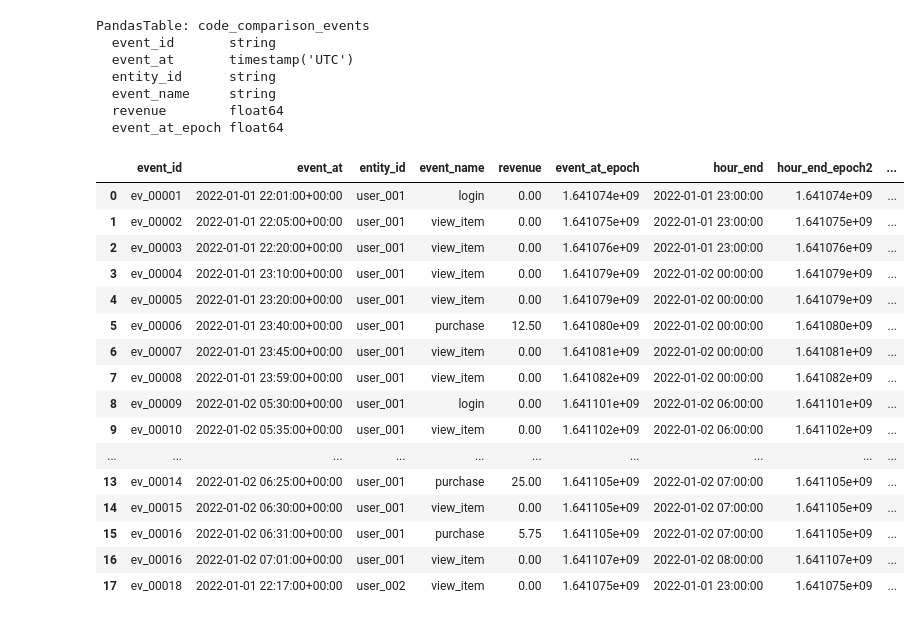
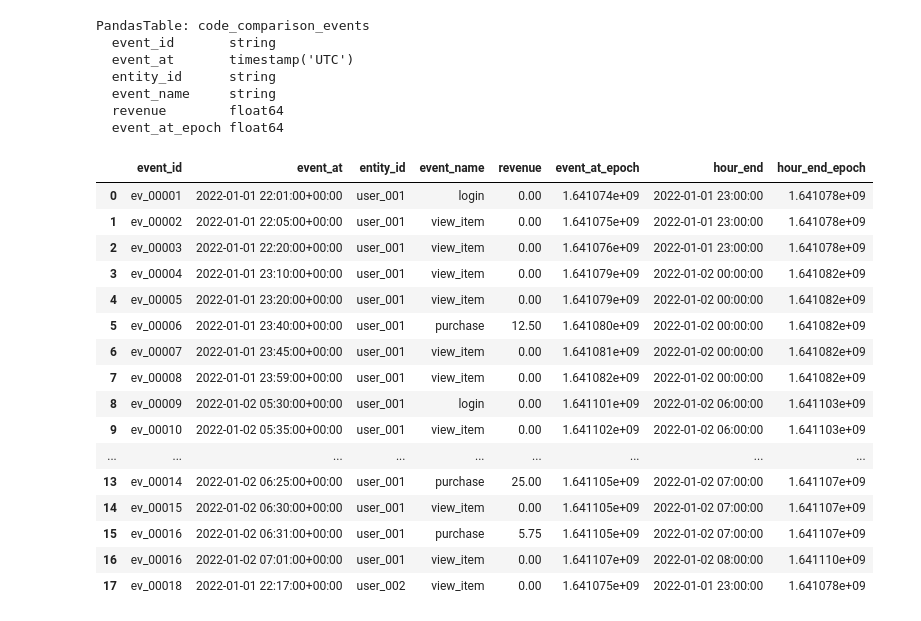
Before and after one commit to drabastomek/IbisVsFenl, a Jupyter notebook: IbisVsFENL.ipynb, the cells around one changed output. Saved outputs shown, nothing was run; the diff lists cells and outputs as text; code cells hidden in the pictures.

```diff
--- a/IbisVsFENL.ipynb
+++ b/IbisVsFENL.ipynb
@@ -259,40 +241,38 @@ PandasTable: code_comparison_events
 # %%
 import ibis.expr.datatypes as dt
 from ibis.backends.pandas.udf import udf
 import datetime as dtime
 
 @udf.elementwise([dt.timestamp], dt.timestamp)
 def hour_end(col, **kwargs):
     return col.dt.ceil('H')
 
 @udf.elementwise([dt.timestamp], dt.float64)
 def hour_end_epoch(col, **kwargs):
     return (col - dtime.datetime(1970,1,1).astimezone(pytz.timezone('UTC'))).dt.total_seconds()
 
-data_ibis = data_ibis.mutate([
-    hour_end(data_ibis.event_at).name('hour_end'),
-    hour_end_epoch(data_ibis.hour_end).name('hour_end_epoch')
-])
+data_ibis = data_ibis.mutate(hour_end(data_ibis.event_at).name('hour_end'))
+data_ibis = data_ibis.mutate(hour_end_epoch(data_ibis.hour_end).name('hour_end_epoch'))
 
 data_ibis.execute()
 # %% [output]
-|  | event_id | event_at | entity_id | event_name | revenue | event_at_epoch | hour_end | hour_end_epoch2 | ... |
-| 0 | ev_00001 | 2022-01-01 22:01:00+00:00 | user_001 | login | 0.00 | 1.641074e+09 | 2022-01-01 23:00:00 | 1.641074e+09 | ... |
-| 1 | ev_00002 | 2022-01-01 22:05:00+00:00 | user_001 | view_item | 0.00 | 1.641075e+09 | 2022-01-01 23:00:00 | 1.641075e+09 | ... |
-| 2 | ev_00003 | 2022-01-01 22:20:00+00:00 | user_001 | view_item | 0.00 | 1.641076e+09 | 2022-01-01 23:00:00 | 1.641076e+09 | ... |
-| 3 | ev_00004 | 2022-01-01 23:10:00+00:00 | user_001 | view_item | 0.00 | 1.641079e+09 | 2022-01-02 00:00:00 | 1.641079e+09 | ... |
-| 4 | ev_00005 | 2022-01-01 23:20:00+00:00 | user_001 | view_item | 0.00 | 1.641079e+09 | 2022-01-02 00:00:00 | 1.641079e+09 | ... |
-| 5 | ev_00006 | 2022-01-01 23:40:00+00:00 | user_001 | purchase | 12.50 | 1.641080e+09 | 2022-01-02 00:00:00 | 1.641080e+09 | ... |
-| 6 | ev_00007 | 2022-01-01 23:45:00+00:00 | user_001 | view_item | 0.00 | 1.641081e+09 | 2022-01-02 00:00:00 | 1.641081e+09 | ... |
-| 7 | ev_00008 | 2022-01-01 23:59:00+00:00 | user_001 | view_item | 0.00 | 1.641082e+09 | 2022-01-02 00:00:00 | 1.641082e+09 | ... |
-| 8 | ev_00009 | 2022-01-02 05:30:00+00:00 | user_001 | login | 0.00 | 1.641101e+09 | 2022-01-02 06:00:00 | 1.641101e+09 | ... |
-| 9 | ev_00010 | 2022-01-02 05:35:00+00:00 | user_001 | view_item | 0.00 | 1.641102e+09 | 2022-01-02 06:00:00 | 1.641102e+09 | ... |
-| ... | ... | ... | ... | ... | ... | ... | ... | ... | ... |
-| 13 | ev_00014 | 2022-01-02 06:25:00+00:00 | user_001 | purchase | 25.00 | 1.641105e+09 | 2022-01-02 07:00:00 | 1.641105e+09 | ... |
-| 14 | ev_00015 | 2022-01-02 06:30:00+00:00 | user_001 | view_item | 0.00 | 1.641105e+09 | 2022-01-02 07:00:00 | 1.641105e+09 | ... |
-| 15 | ev_00016 | 2022-01-02 06:31:00+00:00 | user_001 | purchase | 5.75 | 1.641105e+09 | 2022-01-02 07:00:00 | 1.641105e+09 | ... |
-| 16 | ev_00016 | 2022-01-02 07:01:00+00:00 | user_001 | view_item | 0.00 | 1.641107e+09 | 2022-01-02 08:00:00 | 1.641107e+09 | ... |
-| 17 | ev_00018 | 2022-01-01 22:17:00+00:00 | user_002 | view_item | 0.00 | 1.641075e+09 | 2022-01-01 23:00:00 | 1.641075e+09 | ... |
+|  | event_id | event_at | entity_id | event_name | revenue | event_at_epoch | hour_end | hour_end_epoch |
+| 0 | ev_00001 | 2022-01-01 22:01:00+00:00 | user_001 | login | 0.00 | 1.641074e+09 | 2022-01-01 23:00:00 | 1.641078e+09 |
+| 1 | ev_00002 | 2022-01-01 22:05:00+00:00 | user_001 | view_item | 0.00 | 1.641075e+09 | 2022-01-01 23:00:00 | 1.641078e+09 |
+| 2 | ev_00003 | 2022-01-01 22:20:00+00:00 | user_001 | view_item | 0.00 | 1.641076e+09 | 2022-01-01 23:00:00 | 1.641078e+09 |
+| 3 | ev_00004 | 2022-01-01 23:10:00+00:00 | user_001 | view_item | 0.00 | 1.641079e+09 | 2022-01-02 00:00:00 | 1.641082e+09 |
+| 4 | ev_00005 | 2022-01-01 23:20:00+00:00 | user_001 | view_item | 0.00 | 1.641079e+09 | 2022-01-02 00:00:00 | 1.641082e+09 |
+| 5 | ev_00006 | 2022-01-01 23:40:00+00:00 | user_001 | purchase | 12.50 | 1.641080e+09 | 2022-01-02 00:00:00 | 1.641082e+09 |
+| 6 | ev_00007 | 2022-01-01 23:45:00+00:00 | user_001 | view_item | 0.00 | 1.641081e+09 | 2022-01-02 00:00:00 | 1.641082e+09 |
+| 7 | ev_00008 | 2022-01-01 23:59:00+00:00 | user_001 | view_item | 0.00 | 1.641082e+09 | 2022-01-02 00:00:00 | 1.641082e+09 |
+| 8 | ev_00009 | 2022-01-02 05:30:00+00:00 | user_001 | login | 0.00 | 1.641101e+09 | 2022-01-02 06:00:00 | 1.641103e+09 |
+| 9 | ev_00010 | 2022-01-02 05:35:00+00:00 | user_001 | view_item | 0.00 | 1.641102e+09 | 2022-01-02 06:00:00 | 1.641103e+09 |
+| ... | ... | ... | ... | ... | ... | ... | ... | ... |
+| 13 | ev_00014 | 2022-01-02 06:25:00+00:00 | user_001 | purchase | 25.00 | 1.641105e+09 | 2022-01-02 07:00:00 | 1.641107e+09 |
+| 14 | ev_00015 | 2022-01-02 06:30:00+00:00 | user_001 | view_item | 0.00 | 1.641105e+09 | 2022-01-02 07:00:00 | 1.641107e+09 |
+| 15 | ev_00016 | 2022-01-02 06:31:00+00:00 | user_001 | purchase | 5.75 | 1.641105e+09 | 2022-01-02 07:00:00 | 1.641107e+09 |
+| 16 | ev_00016 | 2022-01-02 07:01:00+00:00 | user_001 | view_item | 0.00 | 1.641107e+09 | 2022-01-02 08:00:00 | 1.641110e+09 |
+| 17 | ev_00018 | 2022-01-01 22:17:00+00:00 | user_002 | view_item | 0.00 | 1.641075e+09 | 2022-01-01 23:00:00 | 1.641078e+09 |
 # %%
 result_ibis = data_ibis.group_by([
     'entity_id',
```
Also changed, not shown: parts of 11 cells of this notebook.
